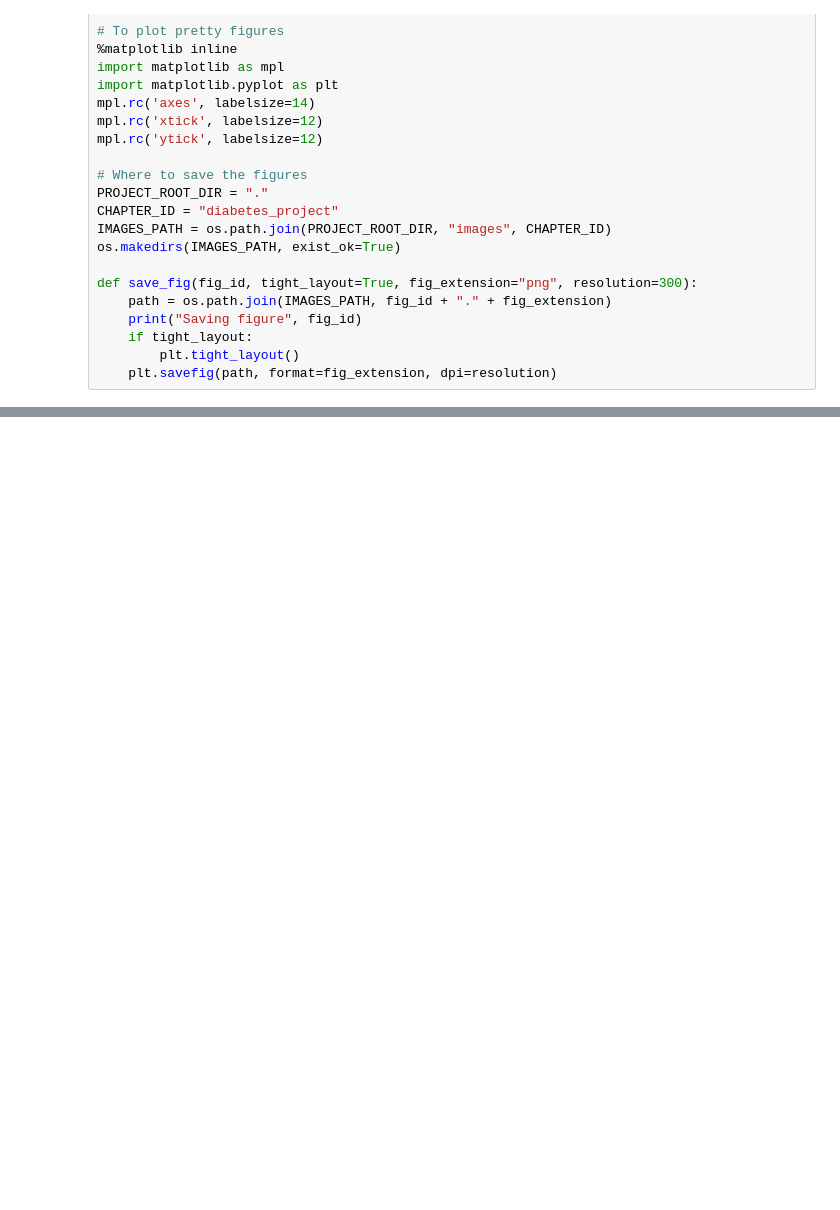
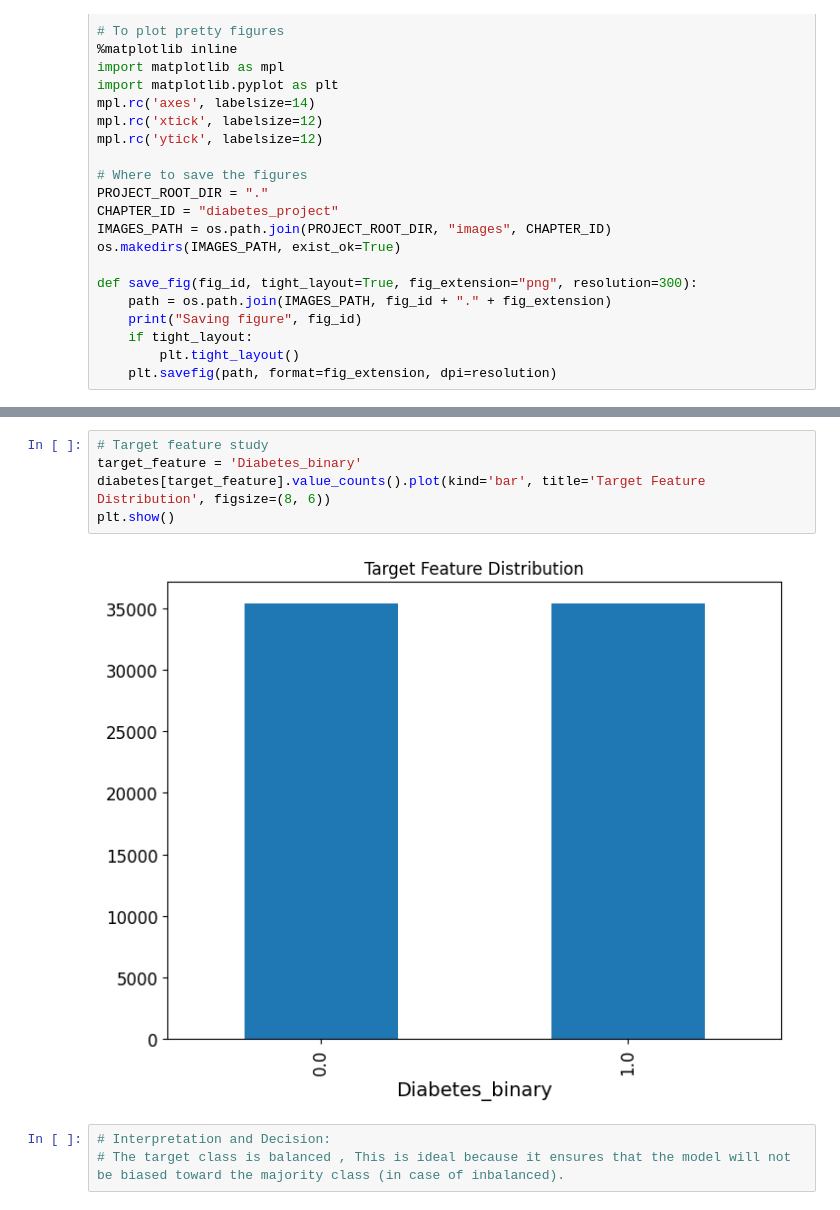
Before and after one commit to k23mhadh/DIABETES_ML_PROJECT, a Jupyter notebook: diabetes_classification.ipynb, the cells around one changed output, grey strips where cells are left out. Drawn from its saved outputs; the diff is of its cells as text; blank space fills up the shorter version.

```diff
--- a/diabetes_classification.ipynb
+++ b/diabetes_classification.ipynb
@@ -116,0 +187,10 @@ Saving figure attribute_histogram_plots
+# %%
+# Target feature study
+target_feature = 'Diabetes_binary'
+diabetes[target_feature].value_counts().plot(kind='bar', title='Target Feature Distribution', figsize=(8, 6))
+plt.show()
+# %% [output]
+[figure, added]
+# %%
+# Interpretation and Decision:
+# The target class is balanced , This is ideal because it ensures that the model will not be biased toward the majority class (in case of inbalanced).
```
Also changed, not shown: parts of 20 cells of this notebook.
